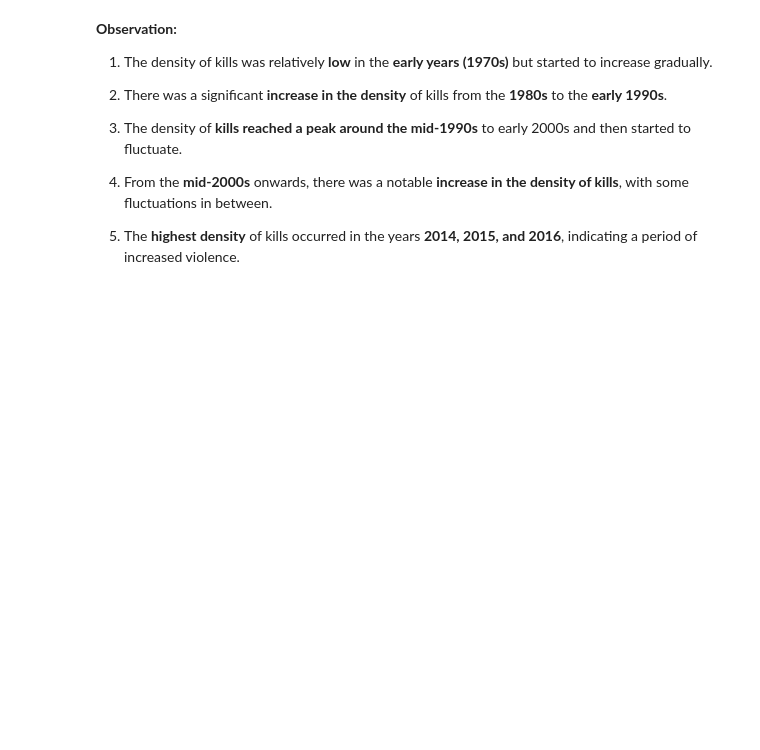
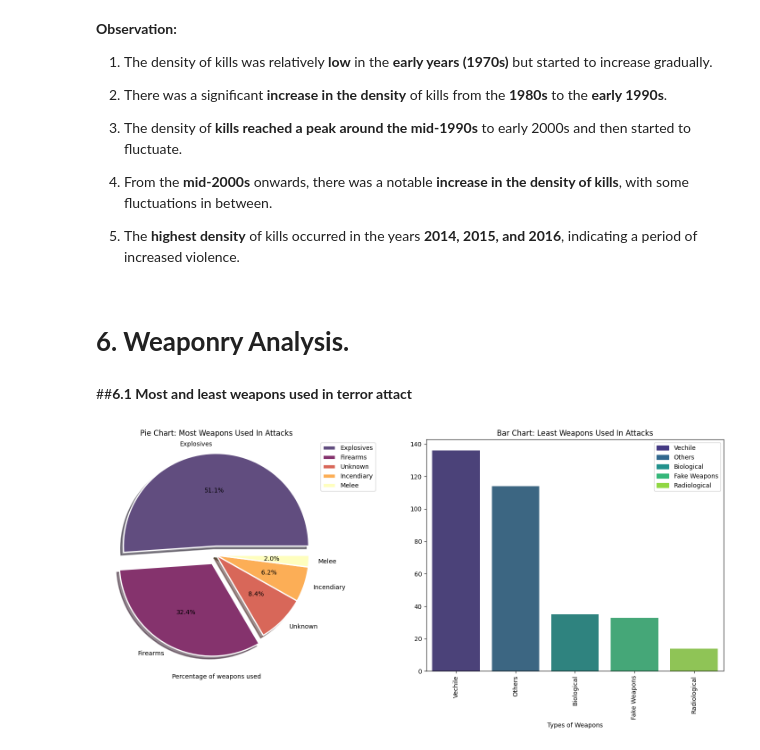
Before and after one commit to dacenish/EDA-Global-terrorism, a Jupyter notebook: Capstone_Project_Global_terrorism_EDA_by_Danish_Zia.ipynb, the cells around one changed output. Cells and saved outputs as stored; diff of their text form; code cells hidden in the pictures; blank space fills up the shorter version.

```diff
--- a/Capstone_Project_Global_terrorism_EDA_by_Danish_Zia.ipynb
+++ b/Capstone_Project_Global_terrorism_EDA_by_Danish_Zia.ipynb
@@ -399,3 +406,52 @@ plt.show()
 4) From the **mid-2000s** onwards, there was a notable **increase in the density of kills**, with some fluctuations in between.
 
 5) The **highest density** of kills occurred in the years **2014, 2015, and 2016**, indicating a period of increased violence.
+# %% [markdown]
+# **6. Weaponry Analysis.**
+# %% [markdown]
+##**6.1 Most and least weapons used in terror attact**
+# %%
+import matplotlib.patches as mpatches
+
+# Prepare DataFrame
+wp_df = gt_df['Weapontype'].value_counts().sort_values(ascending=False)
+
+# Create the subplots
+plt.figure(figsize=(15, 7))
+
+# Pie Chart
+plt.subplot(1, 2, 1)
+colors = [(0.382256, 0.300007, 0.499417),
+          (0.520837, 0.199549, 0.428426),
+          (0.848737, 0.405403, 0.348773),
+          (0.98752, 0.683399, 0.335631),
+          (0.997079, 0.998023, 0.746482)]
+
+plt.pie(wp_df.head(), labels=wp_df.head().index, autopct='%1.1f%%', colors=colors,
+        explode = (0.1, 0.1,0,0,0), shadow = True,
+        wedgeprops={'linewidth': 2, 'edgecolor': 'white'})
+plt.title('Pie Chart: Most Weapons Used In Attacks')
+plt.xlabel('Percentage of weapons used')
+plt.legend(loc='upper right', bbox_to_anchor=(1.2, 1.0))
+
+# Bar Chart
+plt.subplot(1, 2, 2)
+x_label = ['Vechile', 'Others', 'Biological', 'Fake Weapons', 'Radiological']
+bar_colors = sns.color_palette("viridis", len(x_label))
+sns.barplot(y=wp_df.tail().values, x=x_label, orient='v', palette=bar_colors)
+plt.title('Bar Chart: Least Weapons Used In Attacks')
+plt.xlabel('Types of Weapons')
+plt.xticks(rotation=90)
+
+# Create custom legend for bar plot
+legend_patches = [mpatches.Patch(color=color, label=label) for color, label in zip(bar_colors, x_label)]
+plt.legend(handles=legend_patches, loc='upper right')
+
+# Adjust plots
+plt.subplots_adjust(wspace=0.5)
+plt.tight_layout()
+
+# Display the plot
+plt.show()
+# %% [output]
+[figure, added]
```
Also changed, not shown: parts of 9 cells of this notebook.
